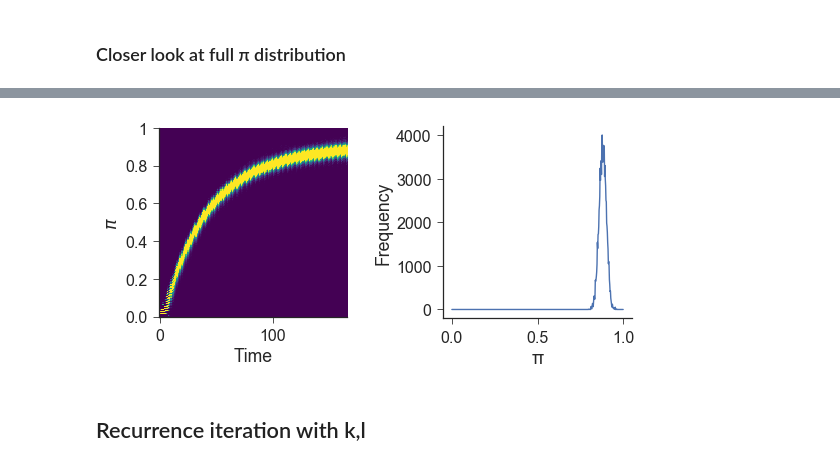
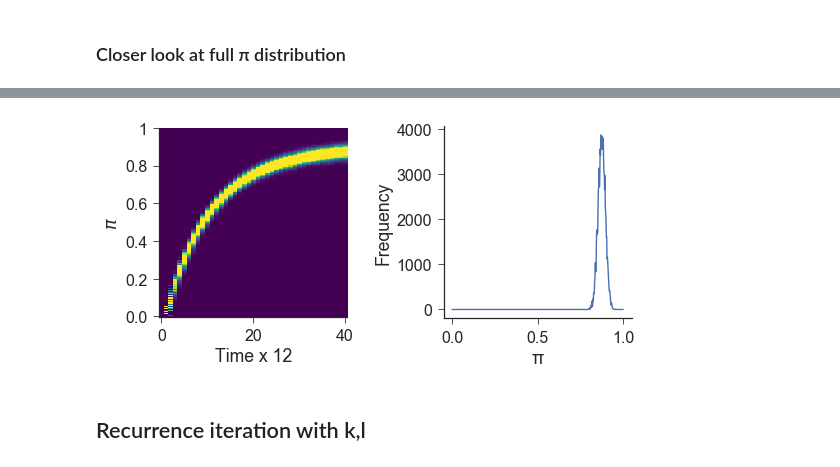
Before and after one commit to yoavram/Milpitas, a Jupyter notebook: recurrence.ipynb, the cells around one changed output, grey strips where cells are left out. Saved outputs shown, nothing was run; the diff lists cells and outputs as text; code cells hidden in the pictures.

```diff
--- a/recurrence.ipynb
+++ b/recurrence.ipynb
@@ -117,7 +117,7 @@ df.head()
 # %%
 fig, axes = plt.subplots(2, 2, figsize=(8, 8), sharex='col', sharey='col')
 
-agg = df[df[' '] == 'U'].groupby(['ω0', 'ω1', 'η1', 't']).agg(np.mean)['π'].reset_index()
+agg = df[df['π0'] == 'U'].groupby(['ω0', 'ω1', 'η1', 't']).agg(np.mean)['π'].reset_index()
 for (key, grp), ax in zip(agg[agg['t'] % 2 == 0].groupby(['ω0', 'ω1', 'η1']), axes.flat):
     ωA_, ωB_, η_ = key
     n = grp['t'].max()
@@ -308,7 +308,7 @@ def plot_simulation_k_l(π0, env, period, N, n, η, ω0, ω1,
             lambda x: round(x, 2),
             bins[np.linspace(0, nbins, 6, dtype=int)[:-1]].tolist() + [1]
         ),
-        xlabel='Time'.format(period)
+        xlabel='Time x {}'.format(period)
     )
     sns.despine()
     if save: fig.savefig('figures/{}_π0_{}_η_{}_ω0_{}_ω1_{}.png'.format(
@@ -333,30 +366,30 @@ plot_simulation_k_l(
 # %%
 fig, axes = plt.subplots(1, 2, figsize=(8, 4))
 π, freq, _ = plot_simulation_k_l(
     π0='C0.01',
     env='A10B2',
-    period=3,
+    period=12,
     n=500,
     N=100000,
     η=0.01,
     ω0=1.0,
     ω1=0.1,
     nbins=500,
     save=False,
     title=False,
     ax=axes[0]
 )
 
 ax = axes[1]
 πhist = freq[-1,:]
 ax.plot(np.linspace(0, 1, len(πhist)), πhist)
 ax.set(xlabel='π', ylabel='Frequency')
 
 fig.tight_layout()
 sns.despine()
 fig.savefig('figures/env_A10_B2.pdf')
 # %% [output]
-[figure, old version]
+[figure, new version]
 # %% [markdown]
 ## Recurrence iteration with k,l
 # %%
```
Also changed, not shown: parts of 7 cells of this notebook, 3 other files.
